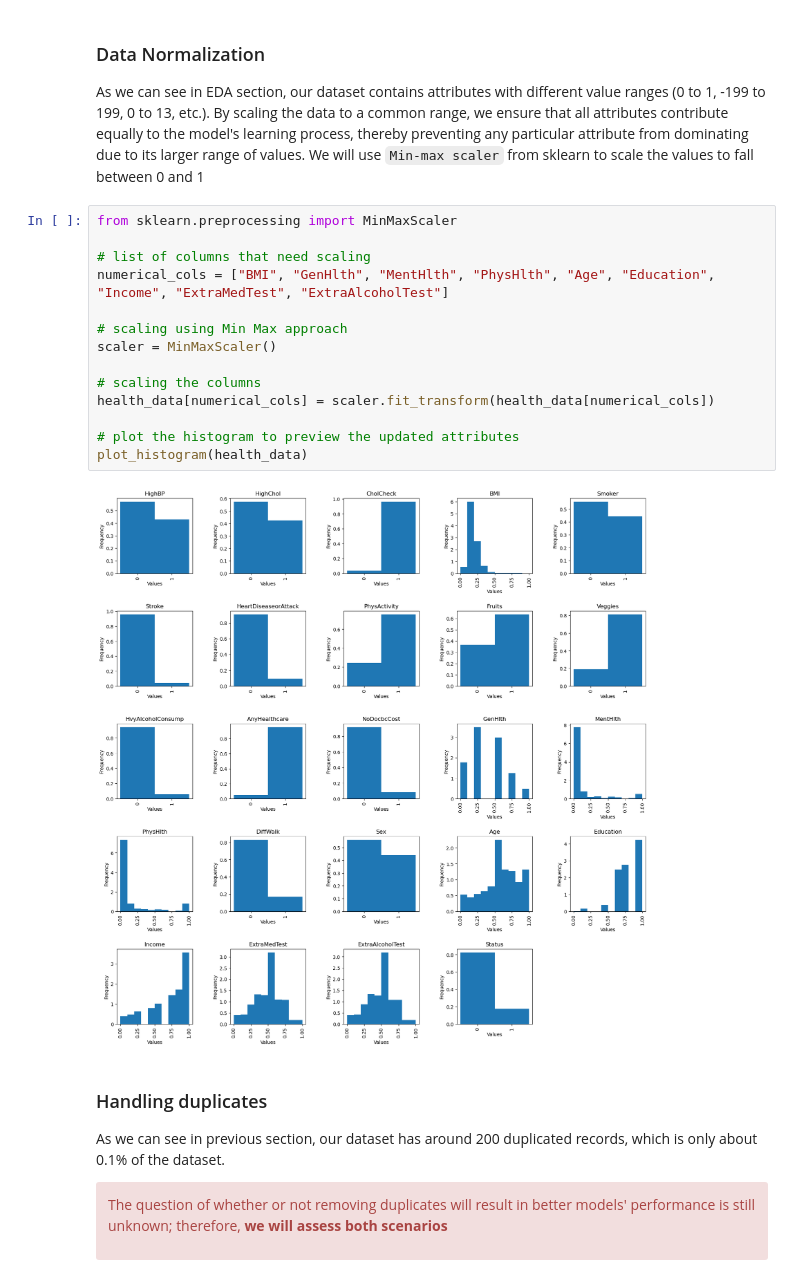
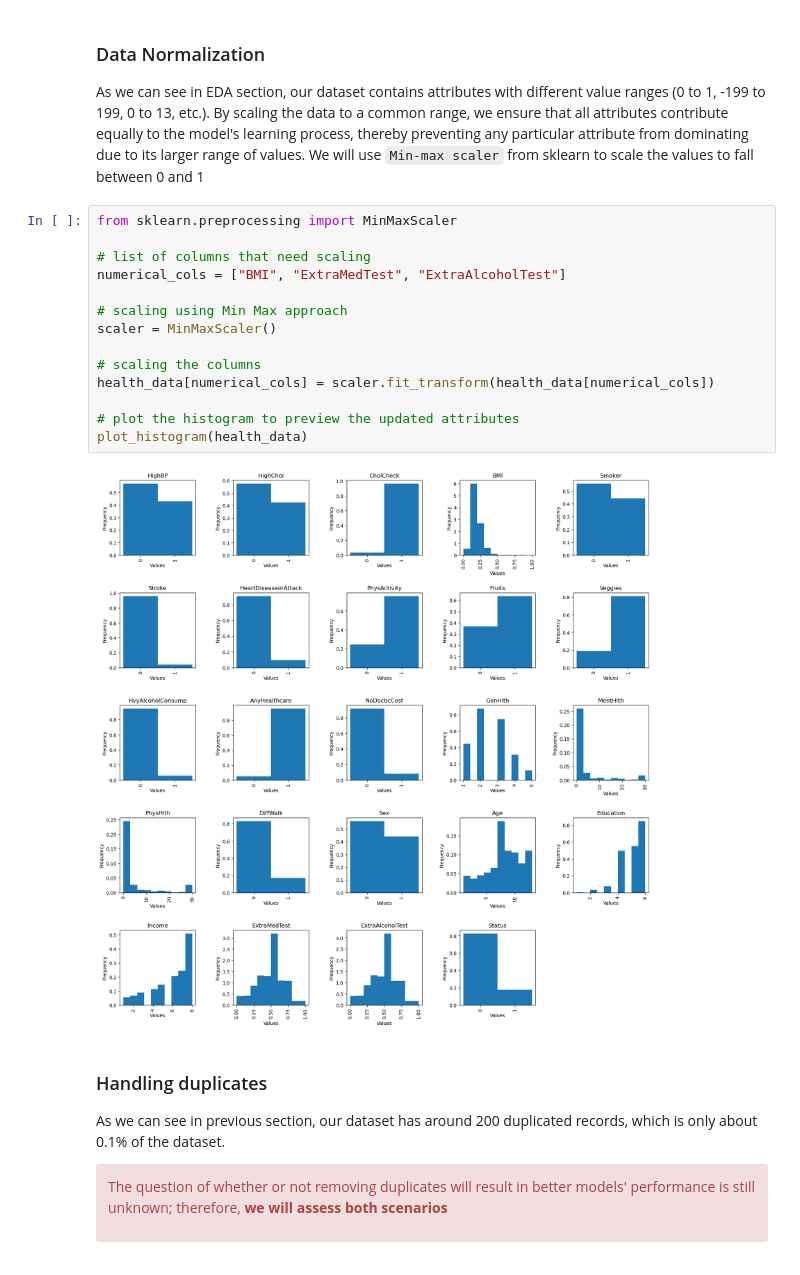
Before and after one commit to ThaiHoangDang/ObesityDetection, a Jupyter notebook: script.ipynb, the cells around one changed output. Drawn from its saved outputs; the diff is of its cells as text.

```diff
--- a/script.ipynb
+++ b/script.ipynb
@@ -390,19 +395,19 @@ As we can see in EDA section, our dataset contains attributes with different val
 # %%
 from sklearn.preprocessing import MinMaxScaler
 
 # list of columns that need scaling
-numerical_cols = ["BMI", "GenHlth", "MentHlth", "PhysHlth", "Age", "Education", "Income", "ExtraMedTest", "ExtraAlcoholTest"]
+numerical_cols = ["BMI", "ExtraMedTest", "ExtraAlcoholTest"]
 
 # scaling using Min Max approach
 scaler = MinMaxScaler()
 
 # scaling the columns
 health_data[numerical_cols] = scaler.fit_transform(health_data[numerical_cols])
 
 # plot the histogram to preview the updated attributes
 plot_histogram(health_data)
 # %% [output]
-[figure, old version]
+[figure, new version]
 # %% [markdown]
 ### Handling duplicates
 
```
Also changed, not shown: parts of 70 cells of this notebook, 18 other files.
